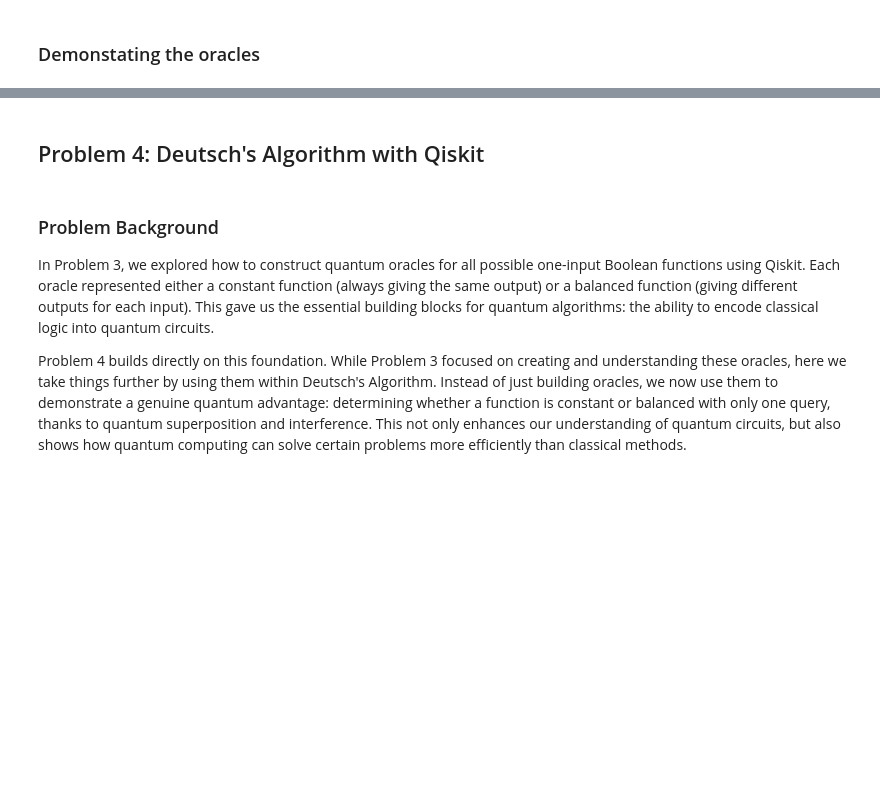
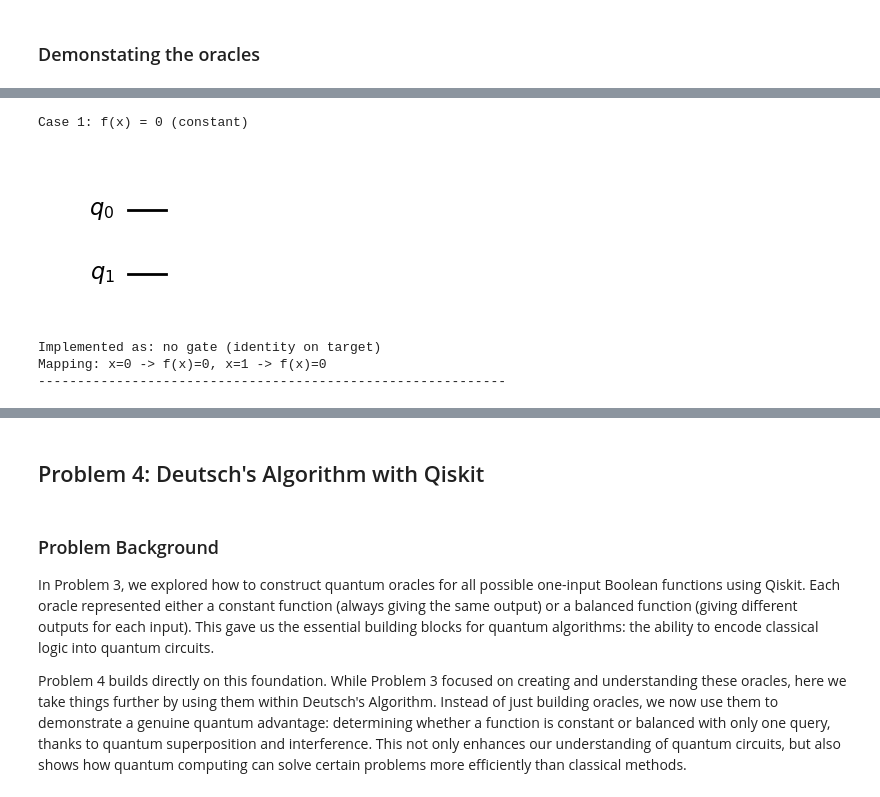
Before and after one commit to JenniferOji/emerging-technologies, a Jupyter notebook: problems.ipynb, the cells around one changed output, grey strips where cells are left out. Saved outputs shown, nothing was run; the diff lists cells and outputs as text; code cells hidden in the pictures; blank space fills up the shorter version.

Commit message:
Refactor problem 3 oracle demos and explanations

```diff
--- a/problems.ipynb
+++ b/problems.ipynb
@@ -690,0 +621,16 @@ def single_input_function(case: int, sim: AerSimulator):
+# %%
+print("Case 1: f(x) = 0 (constant)")
+
+# Oracle U_f for f(x)=0: apply no gates.
+# The target qubit y is unchanged for both x=0 and x=1.
+oracle = deutsch_oracle_f0()
+display(oracle.draw(output="mpl"))
+print("Implemented as: no gate (identity on target)")
+print("Mapping: x=0 -> f(x)=0, x=1 -> f(x)=0")
+print("-" * 60)
+# %% [output]
+Case 1: f(x) = 0 (constant)
+[figure, added]
+Implemented as: no gate (identity on target)
+Mapping: x=0 -> f(x)=0, x=1 -> f(x)=0
+------------------------------------------------------------
```
Also changed, not shown: parts of 18 cells of this notebook, 1 other file.
